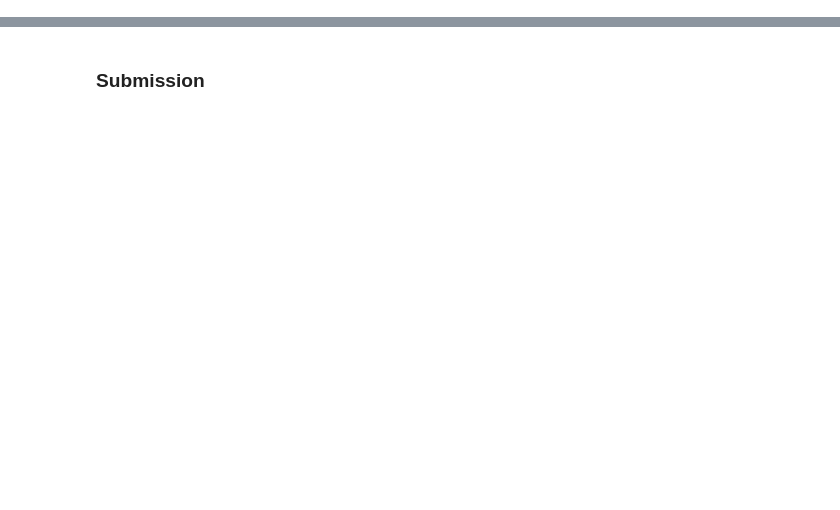
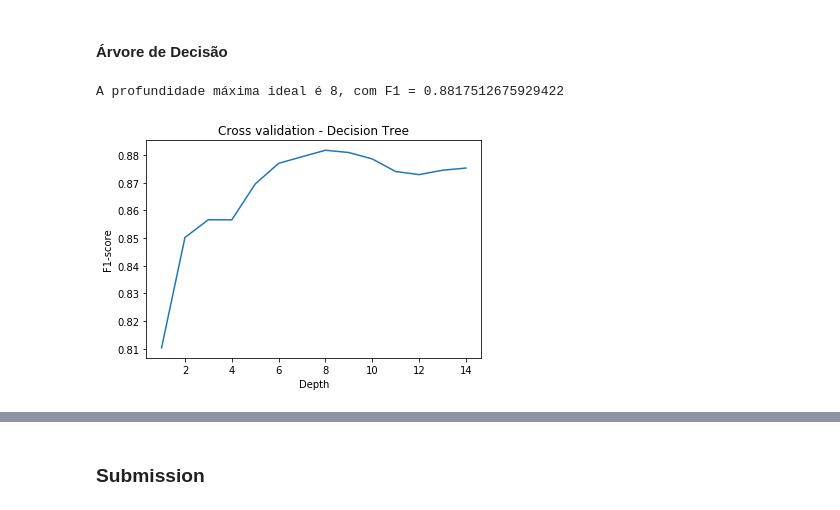
Before and after one commit to diogoflorencio/machine-learning, a Jupyter notebook: lab4/Previsão de Eleição de Deputados.ipynb, the cells around one changed output, grey strips where cells are left out. Drawn from its saved outputs; the diff is of its cells as text; code cells hidden in the pictures; blank space fills up the shorter version.

```diff
--- a/lab4/Previsão de Eleição de Deputados.ipynb
+++ b/lab4/Previsão de Eleição de Deputados.ipynb
@@ -258,0 +105,18 @@ print("A quantidade de árvores ideal é {0}, com F1 = {1}".format(cv_gb.idxmax(
+# %% [markdown]
+#### Árvore de Decisão
+# %%
+from sklearn.tree import DecisionTreeClassifier
+depths = np.arange(1,15,1).tolist()
+cv_tree = [report_cv(DecisionTreeClassifier(max_depth = depth),
+                x_balanced,
+                y_balanced).mean()
+            for depth in depths]
+cv_tree = pd.Series(cv_tree, index = depths)
+#plot do f1 na validação cruzada
+cv_tree.plot(title = "Cross validation - Decision Tree")
+plt.xlabel("Depth")
+plt.ylabel("F1-score")
+print("A profundidade máxima ideal é {0}, com F1 = {1}".format(cv_tree.idxmax(), cv_tree.max()))
+# %% [output]
+A profundidade máxima ideal é 8, com F1 = 0.8817512675929422
+[figure, added]
```
Also changed, not shown: parts of 74 cells of this notebook, 4 other files.
